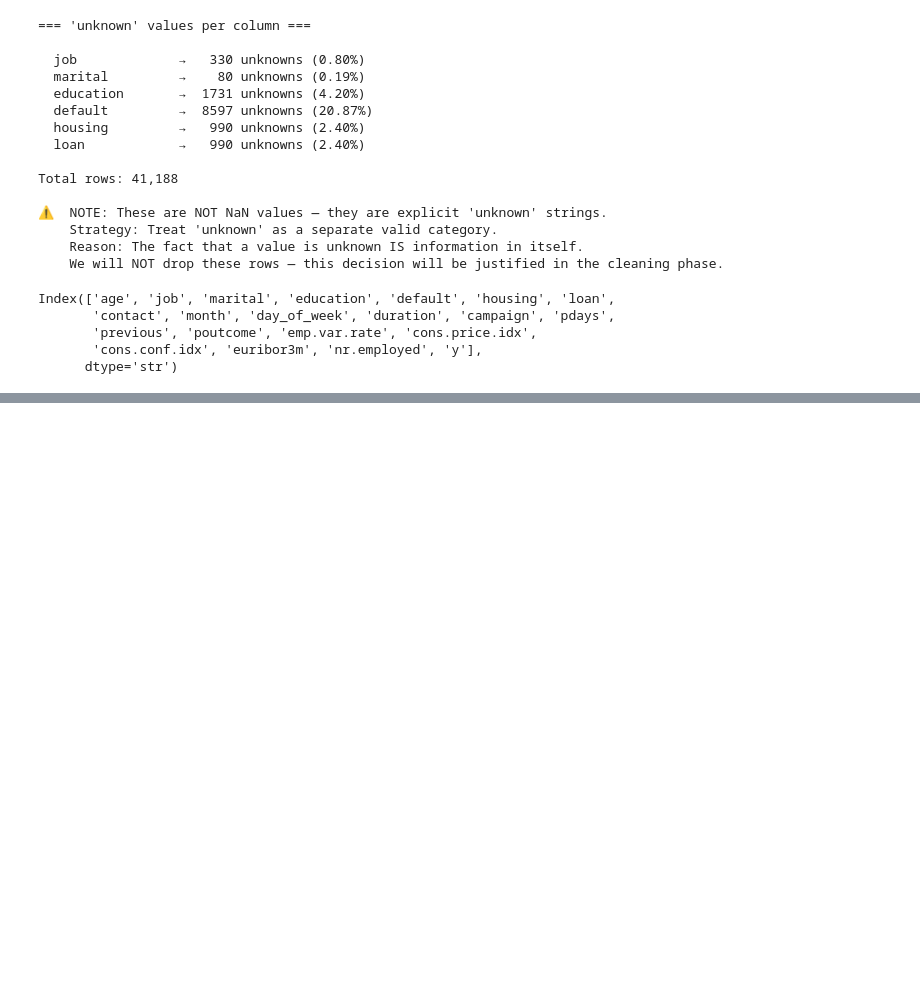
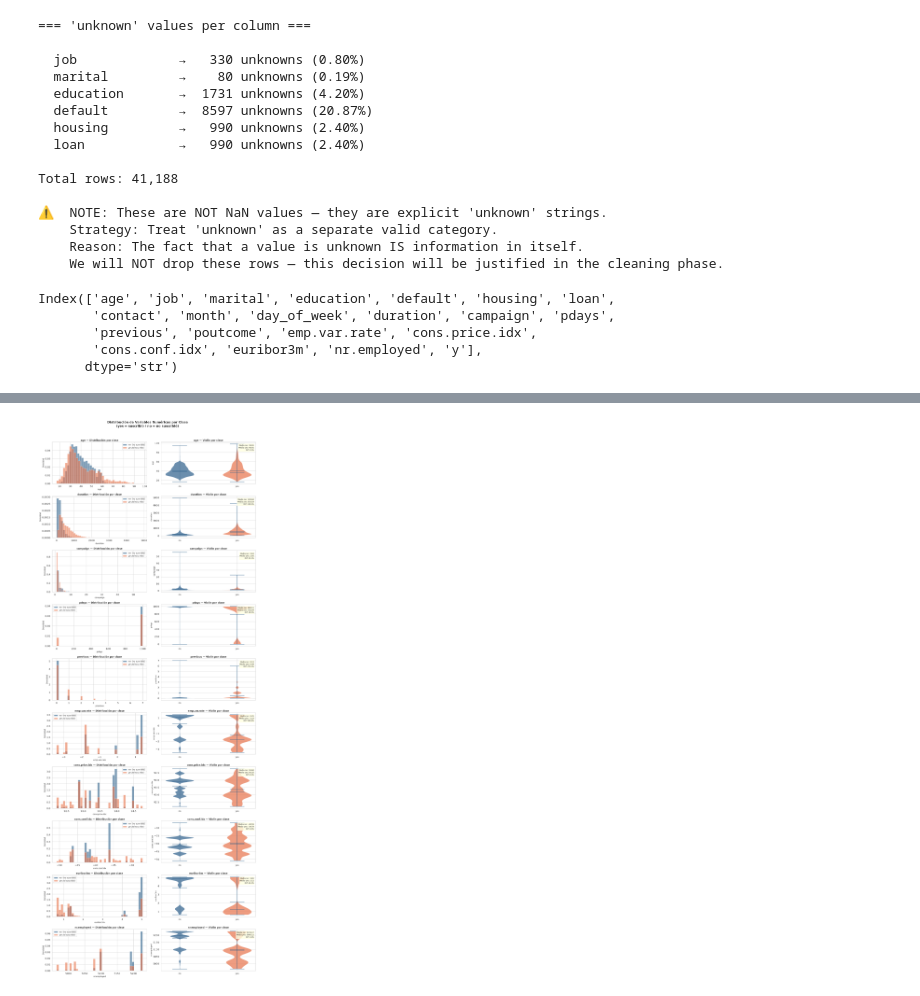
Before and after one commit to MariaIsaDurango/datascope-bank-marketing, a Jupyter notebook: notebooks/bank_marketing_ml_project.ipynb, the cells around one changed output, grey strips where cells are left out. Saved outputs shown, nothing was run; the diff lists cells and outputs as text; code cells hidden in the pictures; blank space fills up the shorter version.

```diff
--- a/notebooks/bank_marketing_ml_project.ipynb
+++ b/notebooks/bank_marketing_ml_project.ipynb
@@ -329,0 +908,93 @@ Index(['age', 'job', 'marital', 'education', 'default', 'housing', 'loan',
+# %%
+# =============================================================================
+# BIVARIATE EDA 2/3 — NUMERICAL VARIABLES vs TARGET
+# Goal: compare distribution of each numerical variable between yes/no classes
+# Method: overlapping histograms + violin plots split by target class
+# =============================================================================
+
+def plot_numerical_vs_target(df: pd.DataFrame,
+                              num_cols: list,
+                              target_col: str = 'y') -> None:
+    """
+    Plot overlapping distributions and violin plots for numerical variables,
+    split by target class (yes vs no).
+
+    Args:
+        df: Input DataFrame
+        num_cols: List of numerical column names to analyze
+        target_col: Name of the binary target column
+
+    Returns:
+        None — saves figure to reports/figures/
+    """
+    n_rows = len(num_cols)
+    fig, axes = plt.subplots(n_rows, 2, figsize=(16, n_rows * 4))
+    fig.suptitle('Distribución de Variables Numéricas por Clase\n(yes = suscribió / no = no suscribió)',
+                 fontsize=16, fontweight='bold', y=1.01)
+
+    yes_data = df[df[target_col] == 'yes']
+    no_data  = df[df[target_col] == 'no']
+
+    for i, col in enumerate(num_cols):
+        # --- Overlapping histograms ---
+        axes[i, 0].hist(no_data[col].dropna(),  bins=40, alpha=0.6,
+                        color=PALETTE[0], label='no  (no suscribió)',
+                        density=True, edgecolor='white')
+        axes[i, 0].hist(yes_data[col].dropna(), bins=40, alpha=0.6,
+                        color=PALETTE[1], label='yes (sí suscribió)',
+                        density=True, edgecolor='white')
+
+        axes[i, 0].set_title(f'{col} — Distribución por clase',
+                             fontsize=12, fontweight='bold')
+        axes[i, 0].set_xlabel(col, fontsize=10)
+        axes[i, 0].set_ylabel('Densidad', fontsize=10)
+        axes[i, 0].legend(fontsize=10)
+
+        # --- Violin plot ---
+        violin_data = [
+            no_data[col].dropna().values,
+            yes_data[col].dropna().values
+        ]
+        parts = axes[i, 1].violinplot(
+            violin_data, positions=[1, 2],
+            showmeans=True, showmedians=True,
+            showextrema=True
+        )
+
+        # Color the violins
+        for j, pc in enumerate(parts['bodies']):
+            pc.set_facecolor(PALETTE[j])
+            pc.set_alpha(0.7)
+
+        axes[i, 1].set_title(f'{col} — Violin por clase',
+                             fontsize=12, fontweight='bold')
+        axes[i, 1].set_xticks([1, 2])
+        axes[i, 1].set_xticklabels(['no', 'yes'], fontsize=11)
+        axes[i, 1].set_ylabel(col, fontsize=10)
+
+        # Mean values annotation
+        mean_no  = no_data[col].mean()
+        mean_yes = yes_data[col].mean()
+        diff_pct = abs(mean_yes - mean_no) / abs(mean_no) * 100 if mean_no != 0 else 0
+
+        axes[i, 1].text(
+            0.98, 0.95,
+            f'Media no:  {mean_no:.2f}\nMedia yes: {mean_yes:.2f}\nDif: {diff_pct:.1f}%',
+            transform=axes[i, 1].transAxes,
+            fontsize=9, ha='right', va='top',
+            bbox=dict(boxstyle='round', facecolor='lightyellow', alpha=0.8)
+        )
+
+    plt.tight_layout()
+    plt.savefig('../reports/figures/05_numerical_vs_target.png',
+                dpi=150, bbox_inches='tight')
+    plt.show()
+
+
+# Define numerical columns (exclude target which is string)
+NUM_COLS = [col for col in df.select_dtypes(include=[np.number]).columns]
+
+# Execute — include duration for EDA only (will be excluded from model)
+plot_numerical_vs_target(df, NUM_COLS)
+# %% [output]
+[figure, added]
```
Also changed, not shown: parts of 30 cells of this notebook.
